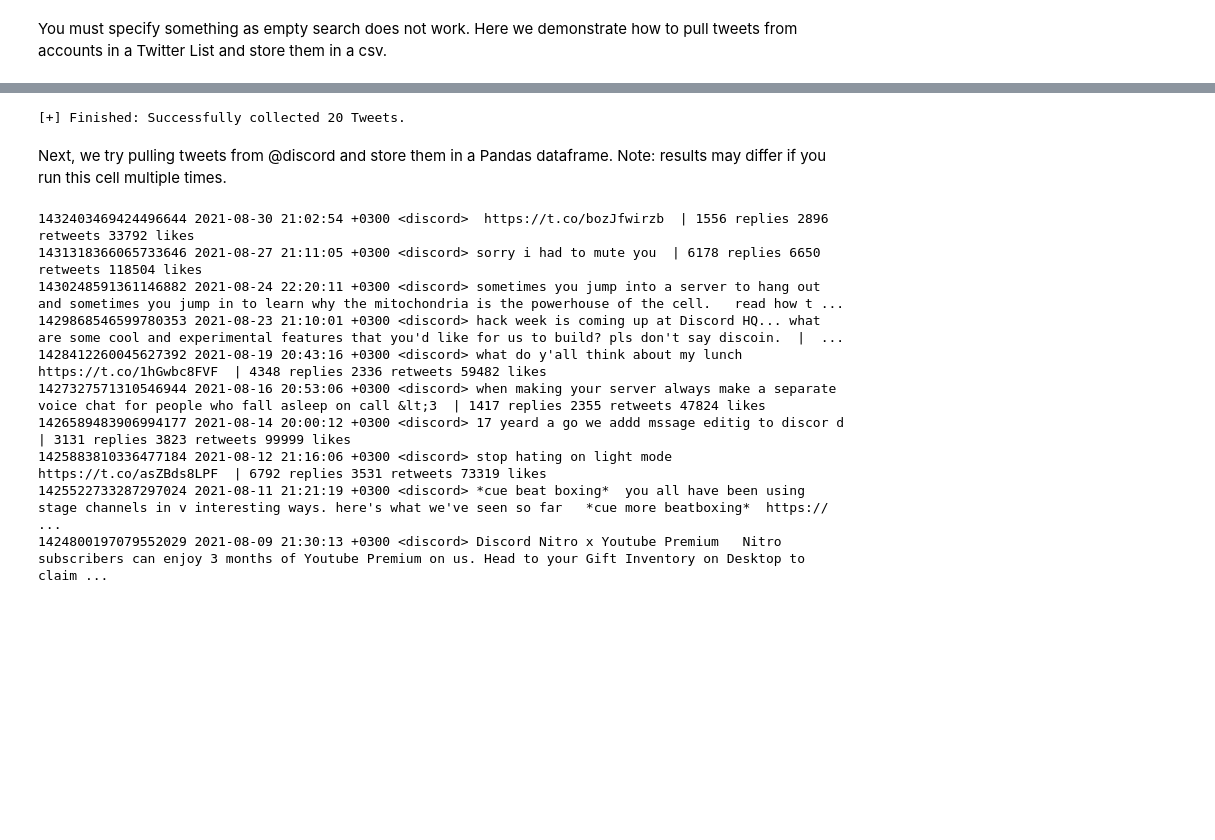
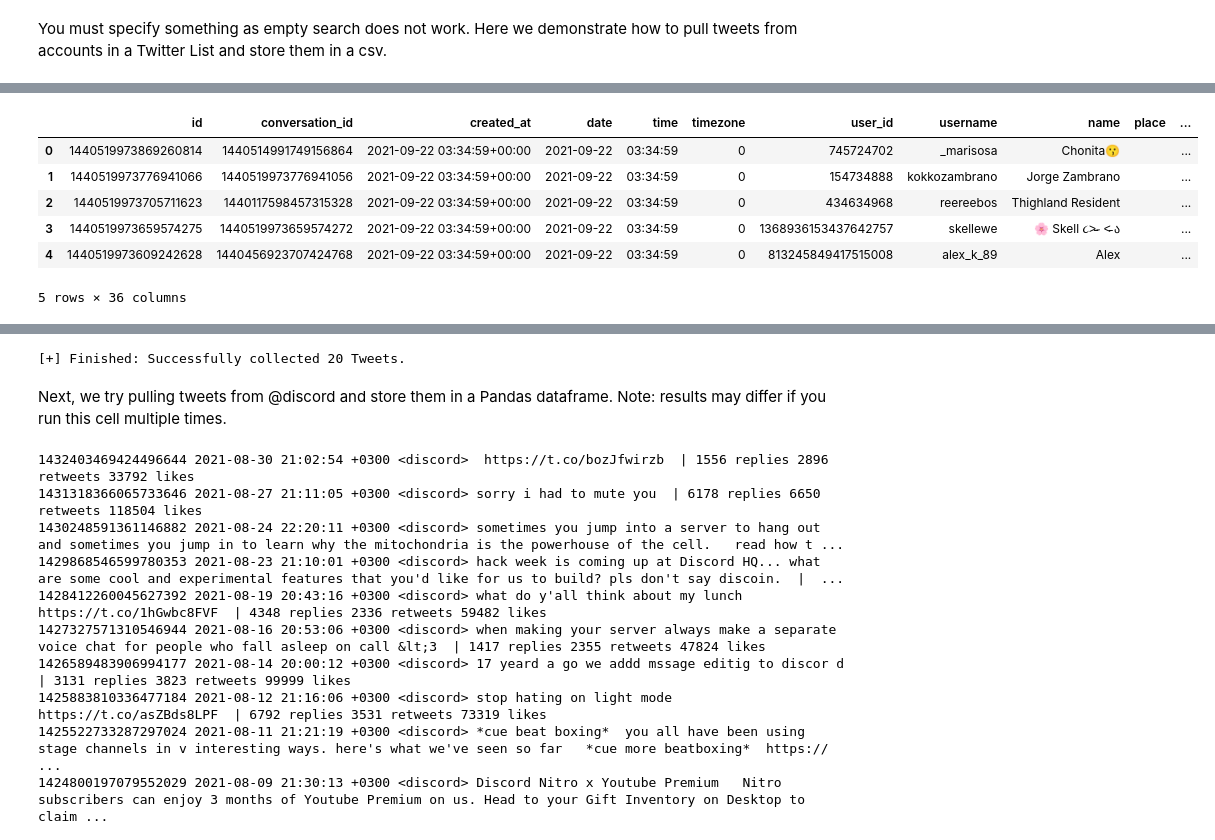
Before and after one commit to SonAlexLe/viral-tweets, a Jupyter notebook: research/importing/simple_twint_import.ipynb, the cells around one changed output, grey strips where cells are left out. Drawn from its saved outputs; the diff is of its cells as text; code cells hidden in the pictures; blank space fills up the shorter version.

```diff
--- a/research/importing/simple_twint_import.ipynb
+++ b/research/importing/simple_twint_import.ipynb
@@ -11,0 +60,11 @@ You must specify something as empty search does not work. Here we demonstrate ho
+# %%
+df = pd.read_json("https://mallonbacka-dropbox.s3.amazonaws.com/187k_tweets.json", lines=True)
+df.head()
+# %% [output]
+|  | id | conversation_id | created_at | date | time | timezone | user_id | username | name | place | ... |
+| 0 | 1440519973869260814 | 1440514991749156864 | 2021-09-22 03:34:59+00:00 | 2021-09-22 | 03:34:59 | 0 | 745724702 | _marisosa | Chonita😗 |  | ... |
+| 1 | 1440519973776941066 | 1440519973776941056 | 2021-09-22 03:34:59+00:00 | 2021-09-22 | 03:34:59 | 0 | 154734888 | kokkozambrano | Jorge Zambrano |  | ... |
+| 2 | 1440519973705711623 | 1440117598457315328 | 2021-09-22 03:34:59+00:00 | 2021-09-22 | 03:34:59 | 0 | 434634968 | reereebos | Thighland Resident |  | ... |
+| 3 | 1440519973659574275 | 1440519973659574272 | 2021-09-22 03:34:59+00:00 | 2021-09-22 | 03:34:59 | 0 | 1368936153437642757 | skellewe | 🌸 Skell ૮˃̵֊ ˂̵ ა |  | ... |
+| 4 | 1440519973609242628 | 1440456923707424768 | 2021-09-22 03:34:59+00:00 | 2021-09-22 | 03:34:59 | 0 | 813245849417515008 | alex_k_89 | Alex |  | ... |
+5 rows × 36 columns
```
Also changed, not shown: parts of 7 cells of this notebook.
